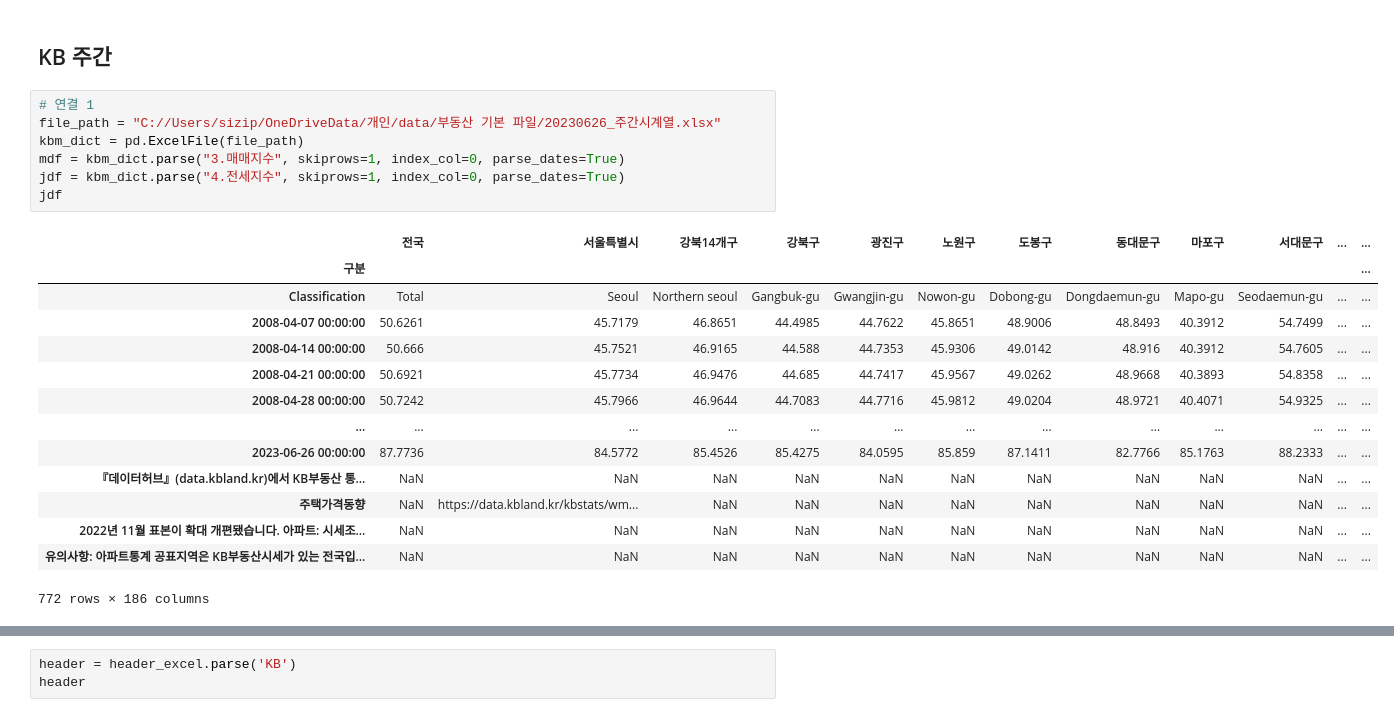
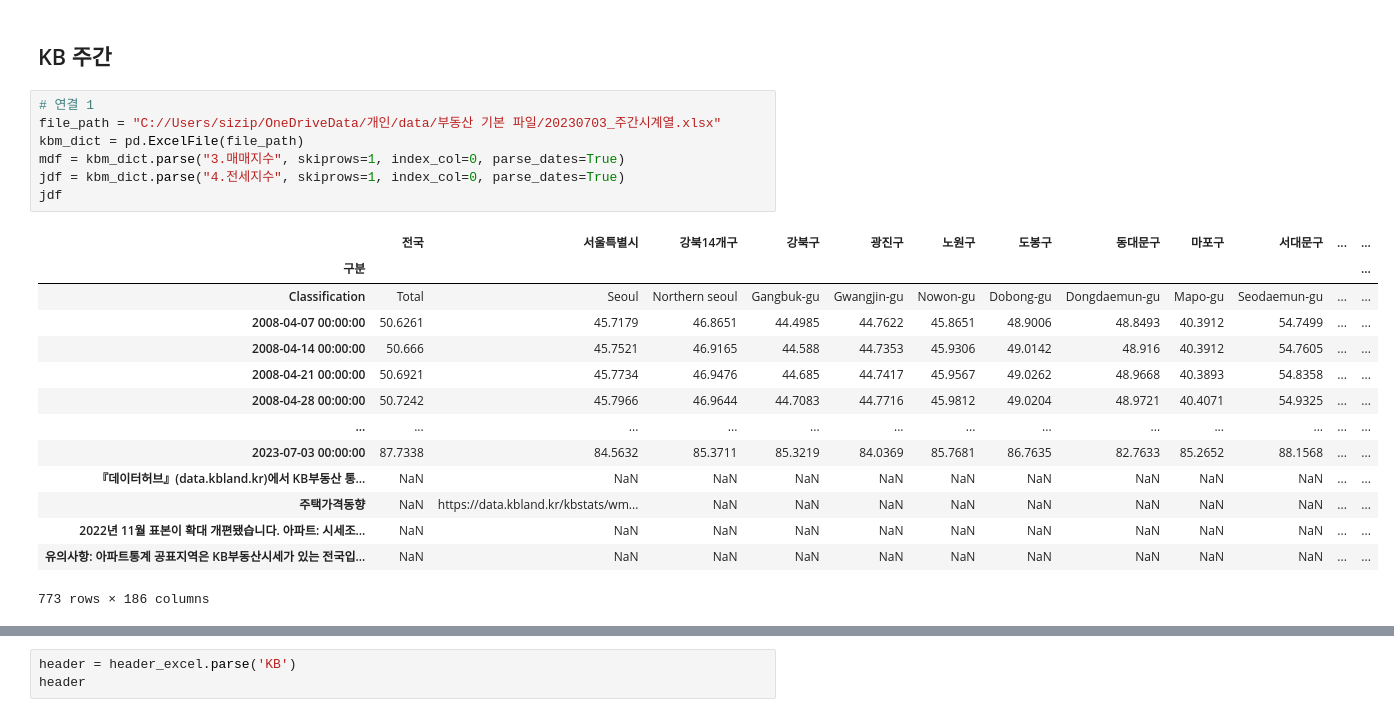
Before and after one commit to sizipusx/fundamental, a Jupyter notebook: jupyterlab/주간 부동산 업데이트.ipynb, the cells around one changed output, grey strips where cells are left out. Cells and saved outputs as stored; diff of their text form.

```diff
--- a/jupyterlab/주간 부동산 업데이트.ipynb
+++ b/jupyterlab/주간 부동산 업데이트.ipynb
@@ -14,26 +14,26 @@ conn = sqlite3.connect('C://Users/sizip/fundamental/files/weekly_house.db')
 ## KB 주간
 # %%
 # 연결 1
-file_path = "C://Users/sizip/OneDriveData/개인/data/부동산 기본 파일/20230626_주간시계열.xlsx"
+file_path = "C://Users/sizip/OneDriveData/개인/data/부동산 기본 파일/20230703_주간시계열.xlsx"
 kbm_dict = pd.ExcelFile(file_path)
 mdf = kbm_dict.parse("3.매매지수", skiprows=1, index_col=0, parse_dates=True)
 jdf = kbm_dict.parse("4.전세지수", skiprows=1, index_col=0, parse_dates=True)
 jdf
 # %% [output]
 |  | 전국 | 서울특별시 | 강북14개구 | 강북구 | 광진구 | 노원구 | 도봉구 | 동대문구 | 마포구 | 서대문구 | ... | ... |
 | 구분 |  |  |  |  |  |  |  |  |  |  |  | ... |
 | Classification | Total | Seoul | Northern seoul | Gangbuk-gu | Gwangjin-gu | Nowon-gu | Dobong-gu | Dongdaemun-gu | Mapo-gu | Seodaemun-gu | ... | ... |
 | 2008-04-07 00:00:00 | 50.6261 | 45.7179 | 46.8651 | 44.4985 | 44.7622 | 45.8651 | 48.9006 | 48.8493 | 40.3912 | 54.7499 | ... | ... |
 | 2008-04-14 00:00:00 | 50.666 | 45.7521 | 46.9165 | 44.588 | 44.7353 | 45.9306 | 49.0142 | 48.916 | 40.3912 | 54.7605 | ... | ... |
 | 2008-04-21 00:00:00 | 50.6921 | 45.7734 | 46.9476 | 44.685 | 44.7417 | 45.9567 | 49.0262 | 48.9668 | 40.3893 | 54.8358 | ... | ... |
 | 2008-04-28 00:00:00 | 50.7242 | 45.7966 | 46.9644 | 44.7083 | 44.7716 | 45.9812 | 49.0204 | 48.9721 | 40.4071 | 54.9325 | ... | ... |
 | ... | ... | ... | ... | ... | ... | ... | ... | ... | ... | ... | ... | ... |
-| 2023-06-26 00:00:00 | 87.7736 | 84.5772 | 85.4526 | 85.4275 | 84.0595 | 85.859 | 87.1411 | 82.7766 | 85.1763 | 88.2333 | ... | ... |
+| 2023-07-03 00:00:00 | 87.7338 | 84.5632 | 85.3711 | 85.3219 | 84.0369 | 85.7681 | 86.7635 | 82.7633 | 85.2652 | 88.1568 | ... | ... |
 | 『데이터허브』(data.kbland.kr)에서 KB부동산 통... | NaN | NaN | NaN | NaN | NaN | NaN | NaN | NaN | NaN | NaN | ... | ... |
 | 주택가격동향 | NaN | https://data.kbland.kr/kbstats/wm... | NaN | NaN | NaN | NaN | NaN | NaN | NaN | NaN | ... | ... |
 | 2022년 11월 표본이 확대 개편됐습니다. 아파트: 시세조... | NaN | NaN | NaN | NaN | NaN | NaN | NaN | NaN | NaN | NaN | ... | ... |
 | 유의사항: 아파트통계 공표지역은 KB부동산시세가 있는 전국입... | NaN | NaN | NaN | NaN | NaN | NaN | NaN | NaN | NaN | NaN | ... | ... |
-772 rows × 186 columns
+773 rows × 186 columns
 # %%
 mdf = mdf.iloc[2:mdf['전국'].count()]
 mdf.index.name="날짜"
```
Also changed, not shown: parts of 20 cells of this notebook.
